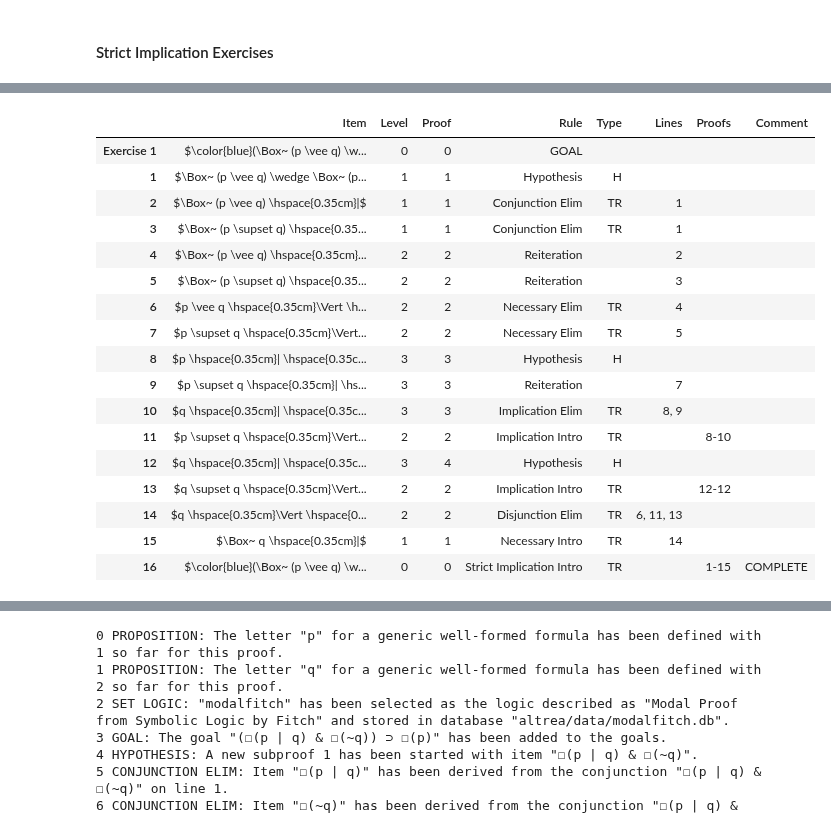
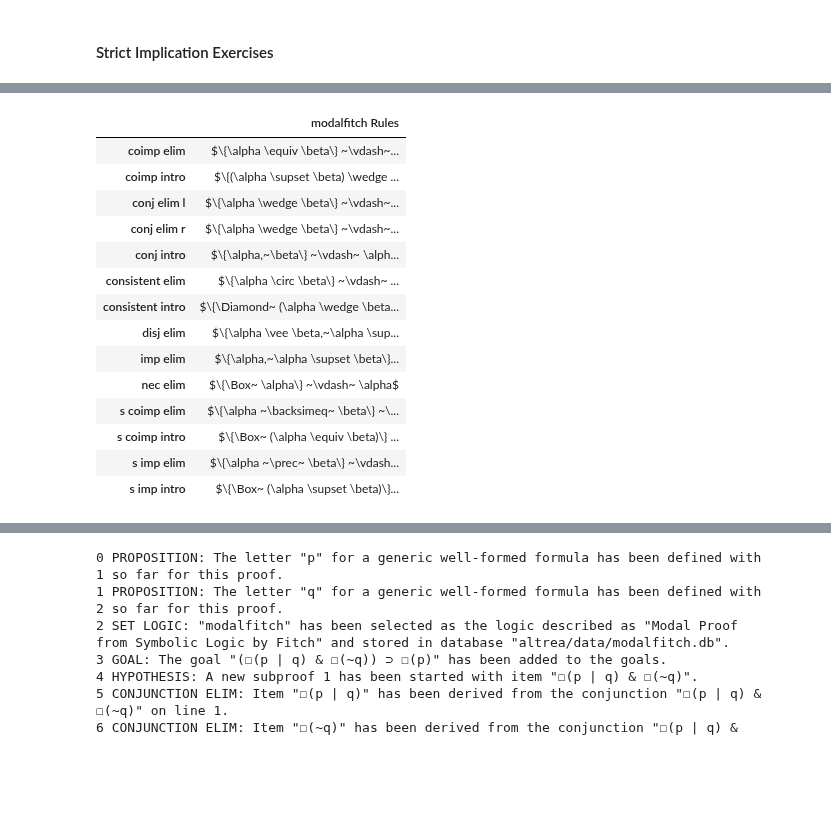
Before and after one commit to FrankHubeny/AltRea, a Jupyter notebook: modalfitch.ipynb, the cells around one changed output, grey strips where cells are left out. Saved outputs shown, nothing was run; the diff lists cells and outputs as text; code cells hidden in the pictures; blank space fills up the shorter version.

Commit message:
working through modalfitch, writeproof issues

```diff
--- a/modalfitch.ipynb
+++ b/modalfitch.ipynb
@@ -60,10 +60,18 @@ connectors = [
 rules = [
     (logic, 's coimp intro', 'ConclusionPremises(StrictIff({0}, {1}), [Necessary(Iff({0}, {1}))])', 'Strict Coimplication Intro', 'Strict Coimplication Introduction'),
     (logic, 's coimp elim', 'ConclusionPremises(Necessary(Iff({0}, {1})), [StrictIff({0}, {1})])', 'Strict Coimplication Elim', 'Strict Coimplication Elimination'),
+    (logic, 'coimp intro', 'ConclusionPremises(Iff({0}, {1}), [And(Implies({0}, {1}), Implies({1}, {0}))])', 'Coimplication Intro', 'Coimplication Introduction'),
+    (logic, 'coimp elim', 'ConclusionPremises(And(Implies({0}, {1}), Implies({1}, {0})), [Iff({0}, {1})])', 'Coimplication Elim', 'Coimplication Elimination'),
     (logic, 's imp intro', 'ConclusionPremises(StrictImplies({0}, {1}), [Necessary(Implies({0}, {1}))])', 'Strict Implication Intro', 'Strict Implication Introduction'),
     (logic, 's imp elim', 'ConclusionPremises(Necessary(Implies({0}, {1})), [StrictImplies({0}, {1})])', 'Strict Implication Elim', 'Strict Implication Elimination'),
     (logic, 'consistent intro', 'ConclusionPremises(ConsistentWith({0}, {1}), [Possibly(And({0}, {1}))])', 'Consistent With Intro', 'Consistent With Introduction'),
     (logic, 'consistent elim', 'ConclusionPremises(Possibly(And({0}, {1})), [ConsistentWith({0}, {1})])', 'Consistent With Elim', 'Consistent With Elimination'),
+    (logic, 'imp elim', 'ConclusionPremises({1}, [{0}, Implies({0}, {1})])', 'Implication Elim', 'Implication Elimination'),
+    (logic, 'nec elim', 'ConclusionPremises({0}, [Necessary({0})])', 'Necessary Elim', 'Necessary Elimination'),
+    (logic, 'conj elim l', 'ConclusionPremises({0}, [And({0}, {1})])', 'Conjunction Elim Left', 'Conjunction Elimination Left Side'),
+    (logic, 'conj elim r', 'ConclusionPremises({1}, [And({0}, {1})])', 'Conjunction Elim Right', 'Conjunction Elimination Right Side'),
+    (logic, 'conj intro', 'ConclusionPremises(And({0}, {1}), [{0}, {1}])', 'Conjunction Intro', 'Conjunction Introduction'),
+    (logic, 'disj elim', 'ConclusionPremises({2}, [Or({0}, {1}), Implies({0}, {2}), Implies({1}, {2})])', 'Disjunction Elim', 'Disjunction Elimination'),
 ]
 definitions = [
 ]
@@ -411,3 +453,18 @@ prf.displaylog()
 24 TRANSFORMATION RULE: Item "p  ⊰  r" has been added through the "Strict Implication Introduction" transformation rule.
 25 The proof is complete.
 26 SAVE PROOF: The proof "trans s imp" was saved as "ConclusionPremises(StrictImplies({0}, {2}), [StrictImplies({0}, {1}), StrictImplies({1}, {2})])" to database "altrea/data/modalfitch.db" under logi ...
+# %%
+# reflexivity of implication
+
+from IPython.display import display
+import pandas as pd
+pd.options.display.max_colwidth=500
+from altrea.wffs import Wff, Implies, Not, Or, And, Necessary, StrictImplies, Iff
+from altrea.rules import Proof
+refimp = Proof('refl imp', 'Reflexivity of Implication', 'Reflexivity of Implication')
+p = refimp.proposition('p')
+refimp.setlogic('modalfitch')
+refimp.goal(Implies(p, p))
+refimp.hypothesis(p)
+refimp.implication_intro()
+display(refimp.thisproof())
@@ -487,21 +602,21 @@ q = ex1.proposition('q')
 ex1.setlogic('modalfitch')
 ex1.goal(Implies(And(Necessary(Or(p, q)), Necessary(Implies(p, q))), Necessary(q)))
 ex1.hypothesis(And(Necessary(Or(p, q)), Necessary(Implies(p, q))))
-ex1.conjunction_elim(1, side=ex1.left)
-ex1.conjunction_elim(1, side=ex1.right)
+ex1.rule('conj elim l', [Necessary(Or(p, q)), Necessary(Implies(p, q))], [1])
+ex1.rule('conj elim r', [Necessary(Or(p, q)), Necessary(Implies(p, q))], [1])
 ex1.startstrictsubproof(2)
 ex1.reiterate(3)
-ex1.necessary_elim(4)
-ex1.necessary_elim(5)
+ex1.rule('nec elim', [Or(p, q)], [4])
+ex1.rule('nec elim', [Implies(p, q)], [5])
 ex1.hypothesis(p)
 ex1.reiterate(7)
-ex1.implication_elim(8, 9)
+ex1.rule('imp elim', [p, q], [8, 9])
 ex1.implication_intro()
-ex1.hypothesis(q)
+ex1.useproof('refl imp', [q], [])
+ex1.rule('disj elim', [p, q, q], [6, 11, 12])
+ex1.necessary_intro([13])
 ex1.implication_intro()
-ex1.disjunction_elim(6, 11, 13)
-ex1.necessary_intro([14])
-ex1.implication_intro()
-ex1.displaylog()
+#ex1.displaylog()
+display(ex1.rules())
 display(ex1.thisproof())
 # %% [output]
@@ -525,18 +623,15 @@ display(ex1.thisproof())
-|  | Item | Level | Proof | Rule | Type | Lines | Proofs | Comment |
-| Exercise 1 | $\color{blue}(\Box~ (p \vee q) \w... | 0 | 0 | GOAL |  |  |  |  |
-| 1 | $\Box~ (p \vee q) \wedge \Box~ (p... | 1 | 1 | Hypothesis | H |  |  |  |
-| 2 | $\Box~ (p \vee q) \hspace{0.35cm}|$ | 1 | 1 | Conjunction Elim | TR | 1 |  |  |
-| 3 | $\Box~ (p \supset q) \hspace{0.35... | 1 | 1 | Conjunction Elim | TR | 1 |  |  |
-| 4 | $\Box~ (p \vee q) \hspace{0.35cm}... | 2 | 2 | Reiteration |  | 2 |  |  |
-| 5 | $\Box~ (p \supset q) \hspace{0.35... | 2 | 2 | Reiteration |  | 3 |  |  |
-| 6 | $p \vee q \hspace{0.35cm}\Vert \h... | 2 | 2 | Necessary Elim | TR | 4 |  |  |
-| 7 | $p \supset q \hspace{0.35cm}\Vert... | 2 | 2 | Necessary Elim | TR | 5 |  |  |
-| 8 | $p \hspace{0.35cm}| \hspace{0.35c... | 3 | 3 | Hypothesis | H |  |  |  |
-| 9 | $p \supset q \hspace{0.35cm}| \hs... | 3 | 3 | Reiteration |  | 7 |  |  |
-| 10 | $q \hspace{0.35cm}| \hspace{0.35c... | 3 | 3 | Implication Elim | TR | 8, 9 |  |  |
-| 11 | $p \supset q \hspace{0.35cm}\Vert... | 2 | 2 | Implication Intro | TR |  | 8-10 |  |
-| 12 | $q \hspace{0.35cm}| \hspace{0.35c... | 3 | 4 | Hypothesis | H |  |  |  |
-| 13 | $q \supset q \hspace{0.35cm}\Vert... | 2 | 2 | Implication Intro | TR |  | 12-12 |  |
-| 14 | $q \hspace{0.35cm}\Vert \hspace{0... | 2 | 2 | Disjunction Elim | TR | 6, 11, 13 |  |  |
-| 15 | $\Box~ q \hspace{0.35cm}|$ | 1 | 1 | Necessary Intro | TR | 14 |  |  |
-| 16 | $\color{blue}(\Box~ (p \vee q) \w... | 0 | 0 | Strict Implication Intro | TR |  | 1-15 | COMPLETE |
+|  | modalfitch Rules |
+| coimp elim | $\{\alpha \equiv \beta\} ~\vdash~... |
+| coimp intro | $\{(\alpha \supset \beta) \wedge ... |
+| conj elim l | $\{\alpha \wedge \beta\} ~\vdash~... |
+| conj elim r | $\{\alpha \wedge \beta\} ~\vdash~... |
+| conj intro | $\{\alpha,~\beta\} ~\vdash~ \alph... |
+| consistent elim | $\{\alpha \circ \beta\} ~\vdash~ ... |
+| consistent intro | $\{\Diamond~ (\alpha \wedge \beta... |
+| disj elim | $\{\alpha \vee \beta,~\alpha \sup... |
+| imp elim | $\{\alpha,~\alpha \supset \beta\}... |
+| nec elim | $\{\Box~ \alpha\} ~\vdash~ \alpha$ |
+| s coimp elim | $\{\alpha ~\backsimeq~ \beta\} ~\... |
+| s coimp intro | $\{\Box~ (\alpha \equiv \beta)\} ... |
+| s imp elim | $\{\alpha ~\prec~ \beta\} ~\vdash... |
+| s imp intro | $\{\Box~ (\alpha \supset \beta)\}... |
```
Also changed, not shown: parts of 16 cells of this notebook, 2 other files.
